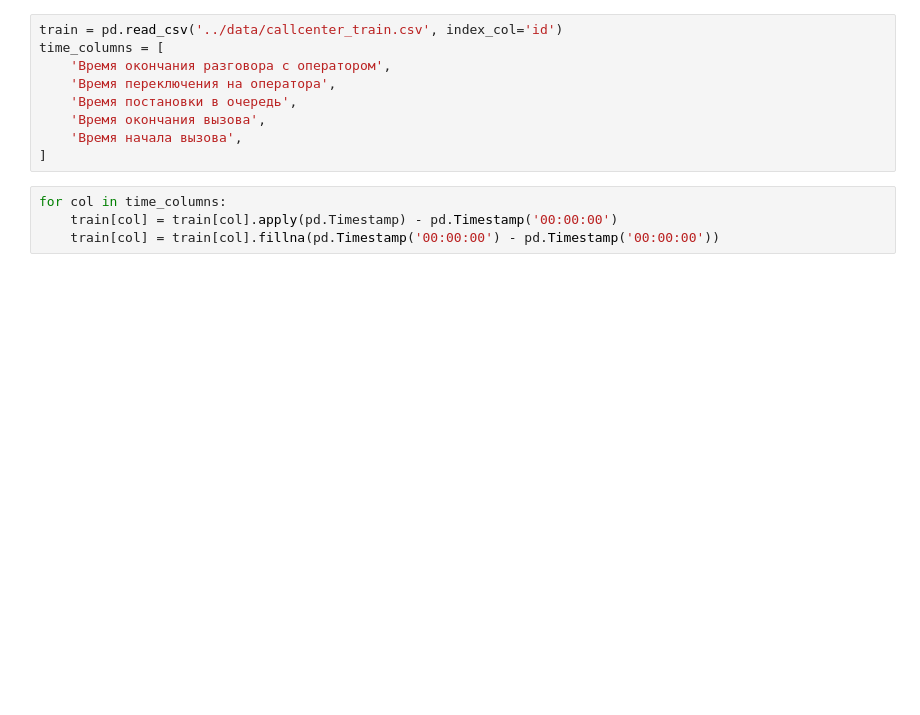
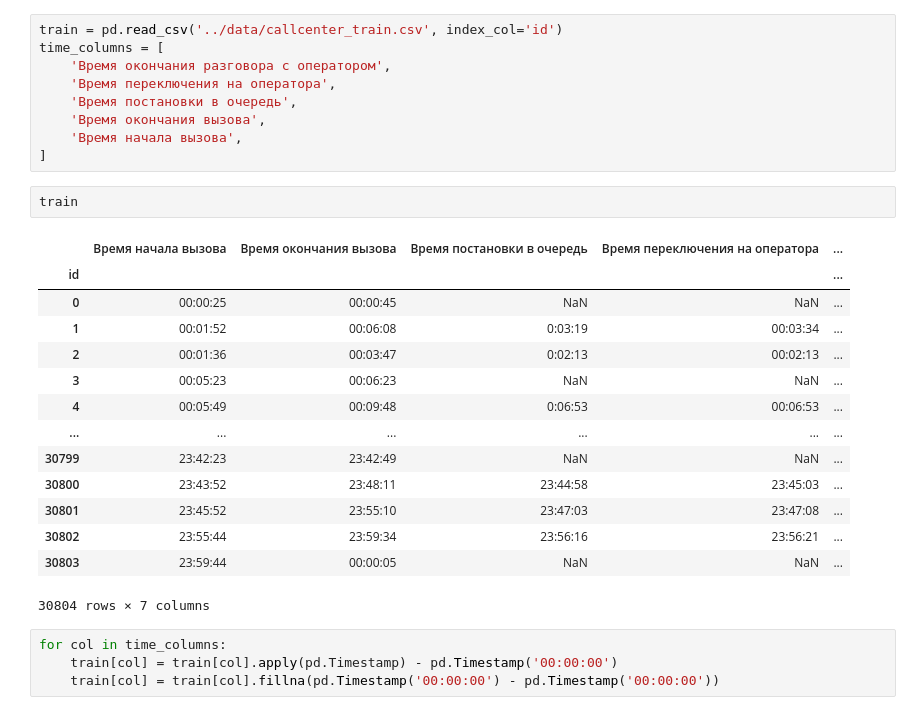
Before and after one commit to KirillTushin/nghack2019, a Jupyter notebook: kernels/callcenter.ipynb, the cells around one changed output. Drawn from its saved outputs; the diff is of its cells as text; blank space fills up the shorter version.

```diff
--- a/kernels/callcenter.ipynb
+++ b/kernels/callcenter.ipynb
@@ -18,6 +18,23 @@ time_columns = [
     'Время окончания вызова',
     'Время начала вызова',
 ]
+# %%
+train
+# %% [output]
+|  | Время начала вызова | Время окончания вызова | Время постановки в очередь | Время переключения на оператора | ... |
+| id |  |  |  |  | ... |
+| 0 | 00:00:25 | 00:00:45 | NaN | NaN | ... |
+| 1 | 00:01:52 | 00:06:08 | 0:03:19 | 00:03:34 | ... |
+| 2 | 00:01:36 | 00:03:47 | 0:02:13 | 00:02:13 | ... |
+| 3 | 00:05:23 | 00:06:23 | NaN | NaN | ... |
+| 4 | 00:05:49 | 00:09:48 | 0:06:53 | 00:06:53 | ... |
+| ... | ... | ... | ... | ... | ... |
+| 30799 | 23:42:23 | 23:42:49 | NaN | NaN | ... |
+| 30800 | 23:43:52 | 23:48:11 | 23:44:58 | 23:45:03 | ... |
+| 30801 | 23:45:52 | 23:55:10 | 23:47:03 | 23:47:08 | ... |
+| 30802 | 23:55:44 | 23:59:34 | 23:56:16 | 23:56:21 | ... |
+| 30803 | 23:59:44 | 00:00:05 | NaN | NaN | ... |
+30804 rows × 7 columns
 # %%
 for col in time_columns:
     train[col] = train[col].apply(pd.Timestamp) - pd.Timestamp('00:00:00')
```
Also changed, not shown: parts of 3 cells of this notebook, 19 other files.
